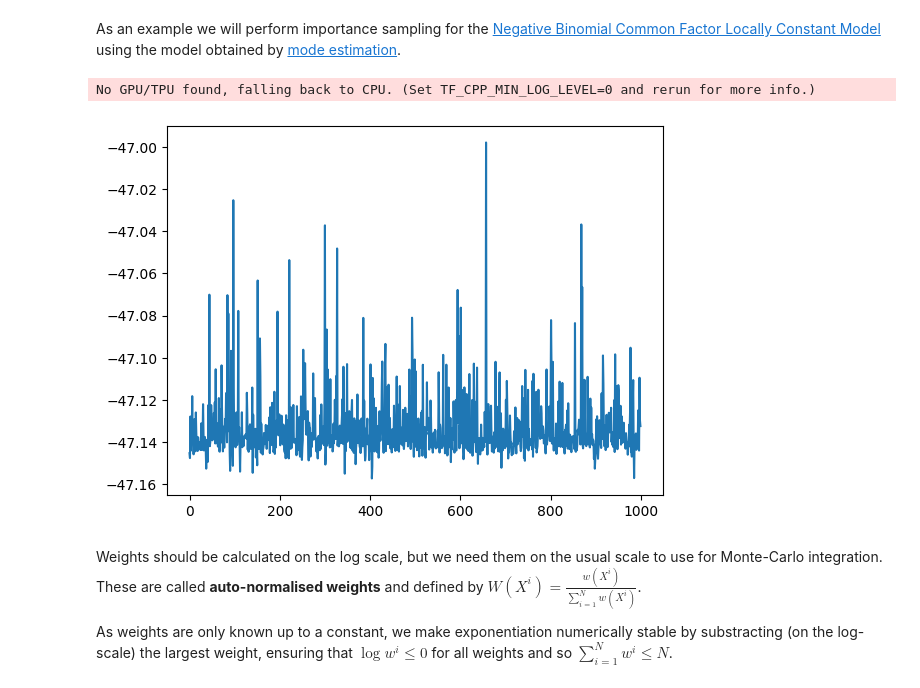
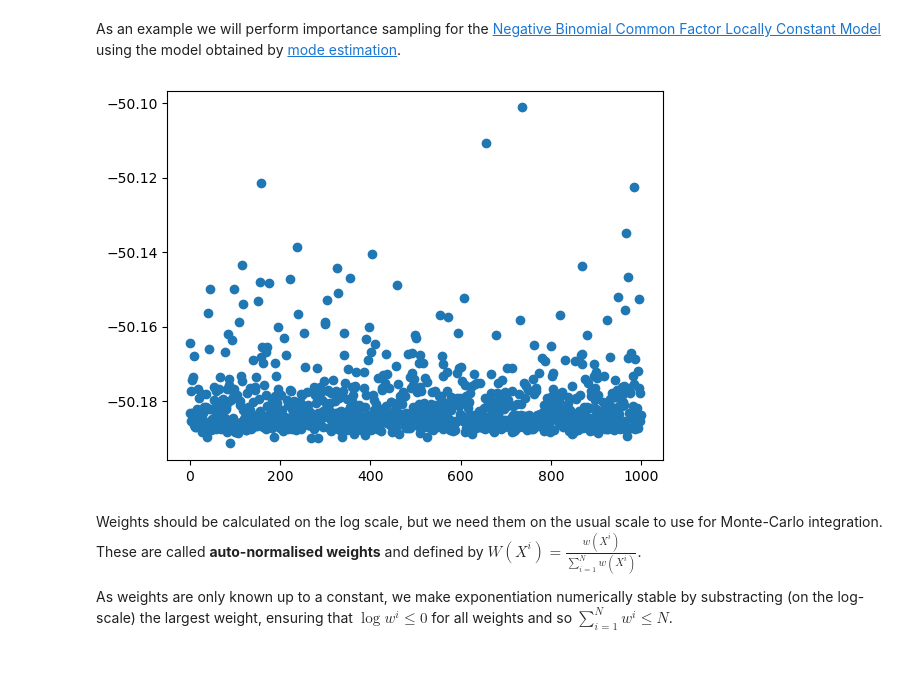
Before and after one commit to stefanheyder/isssm, a Jupyter notebook: nbs/40_importance_sampling.ipynb, the cells around one changed output. Drawn from its saved outputs; the diff is of its cells as text; code cells hidden in the pictures.

```diff
--- a/nbs/40_importance_sampling.ipynb
+++ b/nbs/40_importance_sampling.ipynb
@@ -137,20 +128,19 @@ x0 = jnp.ones(m)
 
 key = jrn.PRNGKey(512)
 key, subkey = jrn.split(key)
-*_, xi_fun, dist = nb_lcssm(x0, A, Sigma, B, 10.)
+*_, dist, xi = nb_lcssm(x0, A, Sigma, B, 10.)
 N = 1
-(_, ), (y,) = simulate_lcssm(x0, A, Sigma, B, xi_fun, dist, N, subkey)
+(_, ), (y,) = simulate_lcssm(x0, A, Sigma, B, dist, xi, N, subkey)
 s_init = jnp.log(y + 1.)
-x_smooth, z, Omega = mode_estimation(y, x0, A, Sigma, B, xi_fun, dist, s_init, 10)
-
-N = 1000
-key, subkey = jrn.split(key)
-samples, lw = lcssm_importance_sampling(y, x0, A, Sigma, B, xi_fun, dist, z, Omega, N, subkey)
-plt.plot(lw)
-plt.show()
+x_smooth, z, Omega = mode_estimation(y, x0, A, Sigma, B, dist, xi, s_init, 10)
-# %% [output]
-No GPU/TPU found, falling back to CPU. (Set TF_CPP_MIN_LOG_LEVEL=0 and rerun for more info.)
-[figure, removed]
+# %%
+N = 1000
+key, subkey = jrn.split(key)
+samples, lw = lcssm_importance_sampling(y, x0, A, Sigma, B, dist, xi, z, Omega, N, subkey)
+plt.scatter(jnp.arange(N), lw)
+plt.show()
+# %% [output]
+[figure, added]
 # %% [markdown]
 Weights should be calculated on the log scale, but we need them on the usual scale to use for Monte-Carlo integration. These are called **auto-normalised weights** and defined by $W(X^i) = \frac{w(X^i)}{\sum_{i = 1}^N w(X^i)}$.
 
```
Also changed, not shown: parts of 4 cells of this notebook, 15 other files.
